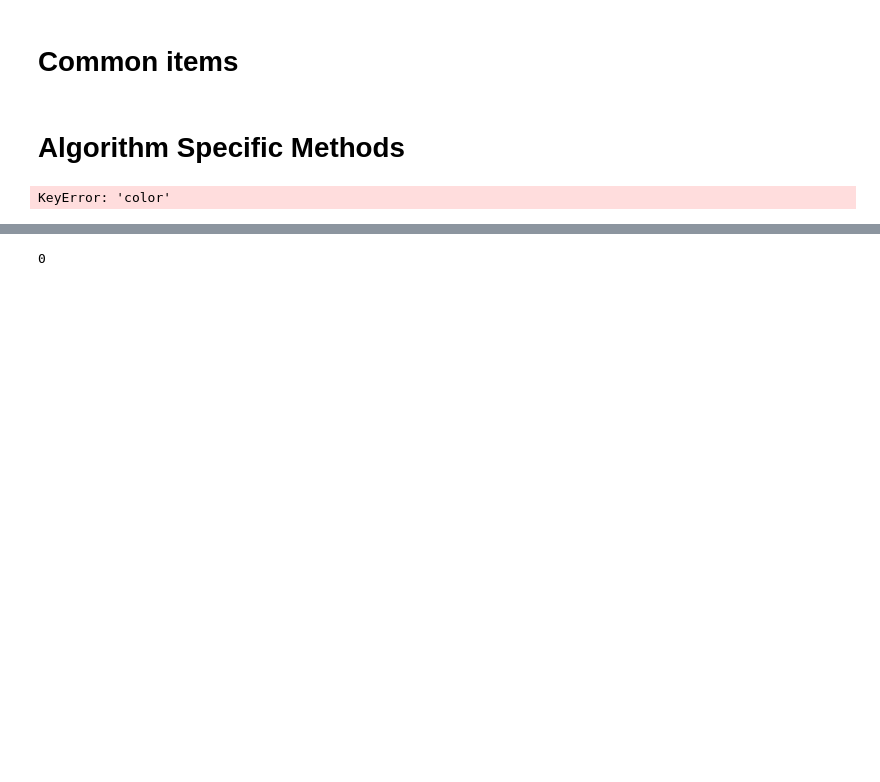
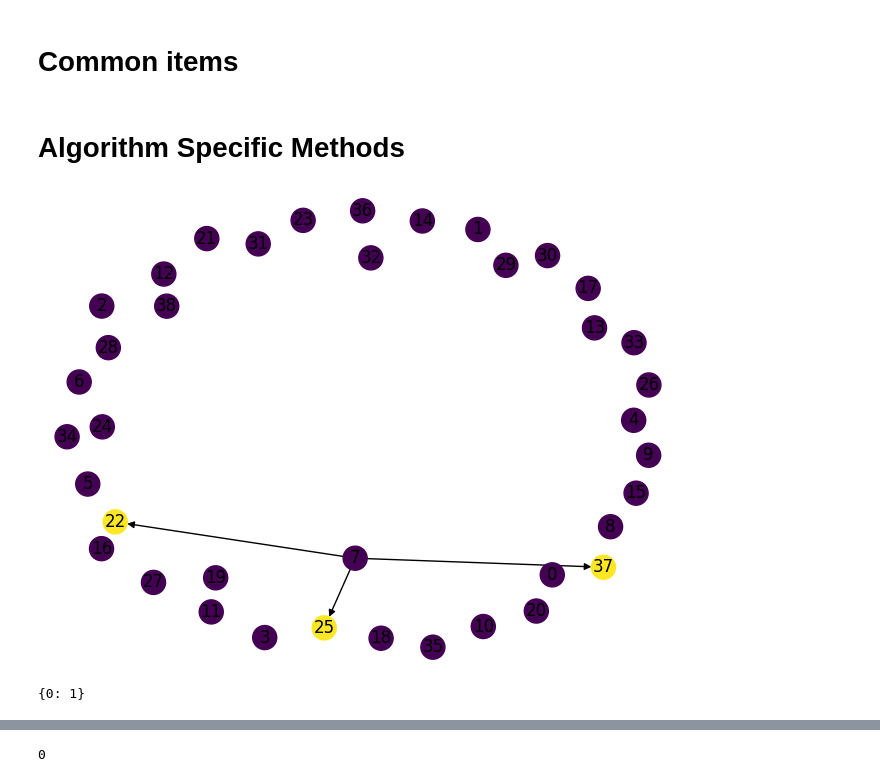
Before and after one commit to mtheunistue/DynamicGraphColoring, a Jupyter notebook: Algorithm Sandbox.ipynb, the cells around one changed output, grey strips where cells are left out. Drawn from its saved outputs; the diff is of its cells as text; code cells hidden in the pictures; blank space fills up the shorter version.

```diff
--- a/Algorithm Sandbox.ipynb
+++ b/Algorithm Sandbox.ipynb
@@ -102,6 +109,7 @@ def assignColor(u, C):
     for i in range(0, Gstar.degree(u) + 1):
         if i not in C:
             colorNew = i
+            break
     if Gstar.nodes[u]['color'] != colorNew:
         Gstar.nodes[u]['color'] = colorNew
         return True
@@ -121,6 +129,28 @@ def CAN(q: PriorityQueue):
         C = collectColor(u)
         b = assignColor(u, C)
         notifyColor(u, b, q)
+# %%
+def dincColorIncrease(u, v):
+    I = Gstar.nodes[u]['DINC']
+    c = Gstar.nodes[v]['color']
+    if c <= Gstar.in_degree(u):
+        if I.cnt.get(c, 0) != 0:
+            I.cnt[c] += 1
+        else:
+            I.cnt[c] = 1
+    if c in I.cu:
+        I.cu.remove(c)
+# %%
+def dincColorDecrease(u, v):
+    I = Gstar.nodes[u]['DINC']
+    c = Gstar.nodes[v]['color']
+    if c <= Gstar.in_degree(u):
+        if I.cnt.get(c, 1) != 1:
+            I.cnt[c] += -1
+        else:
+            I.cnt.pop(c)
+    if I.cnt.get(c, 0) == 0 and c < Gstar.nodes[u]['color']:
+        I.cu.add(c)
 # %%
 def ocgInsert(u, v):
     S = set({})
@@ -161,6 +200,8 @@ def ocgDelete(u, v):
         if isBefore(nbr, u):
             Gstar.remove_edge(u, nbr)
             Gstar.add_edge(nbr, u)
+            dincColorIncrease(u, nbr)
+            dincColorDecrease(nbr, u)
             S.add(nbr)
 
     for edge in list(Gstar.out_edges(v)).copy():
@@ -168,7 +209,12 @@ def ocgDelete(u, v):
         if isBefore(nbr, v):
             Gstar.remove_edge(v, nbr)
             Gstar.add_edge(nbr, v)
+            dincColorIncrease(v, nbr)
+            dincColorDecrease(nbr, v)
             S.add(nbr)
+    dincColorDecrease(v, u)
+    if Gstar.in_degree(v) + 1 in Gstar.nodes[v]['DINC'].cnt:
+        Gstar.nodes[v]['DINC'].cnt.pop(Gstar.in_degree(v) + 1)
     return S
 # %%
 def dcOrientInsert(u, v):
@@ -235,5 +282,9 @@ def addVertex(v):
 # %%
-addVertex(1000)
-misc.draw(G, getColoring())
+removeEdge(25,37)
+misc.draw(Gstar, getColoring())
 # %% [output]
-KeyError: 'color'
+[figure, added]
+# %%
+Gstar.nodes[25]['DINC'].cnt
+# %% [output]
+{0: 1}
```
Also changed, not shown: parts of 14 cells of this notebook.
